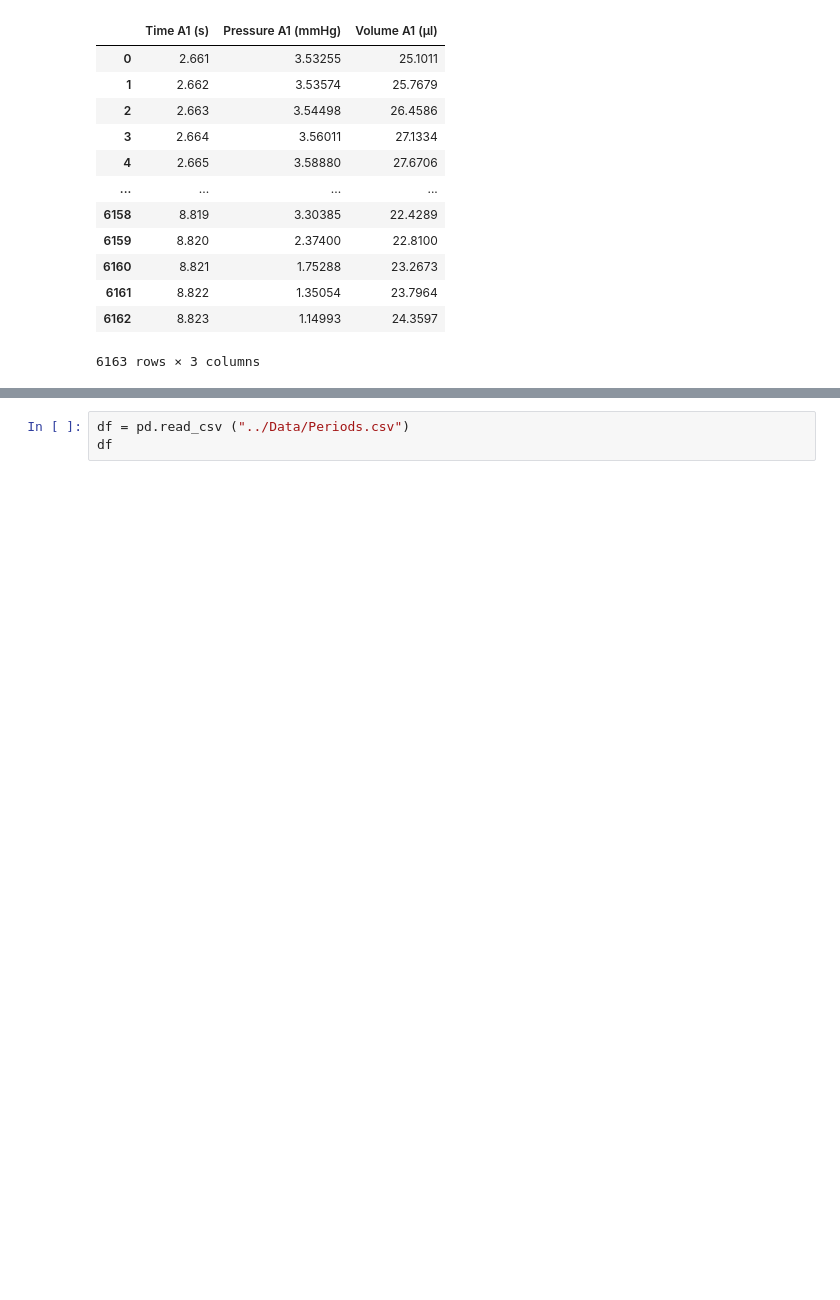
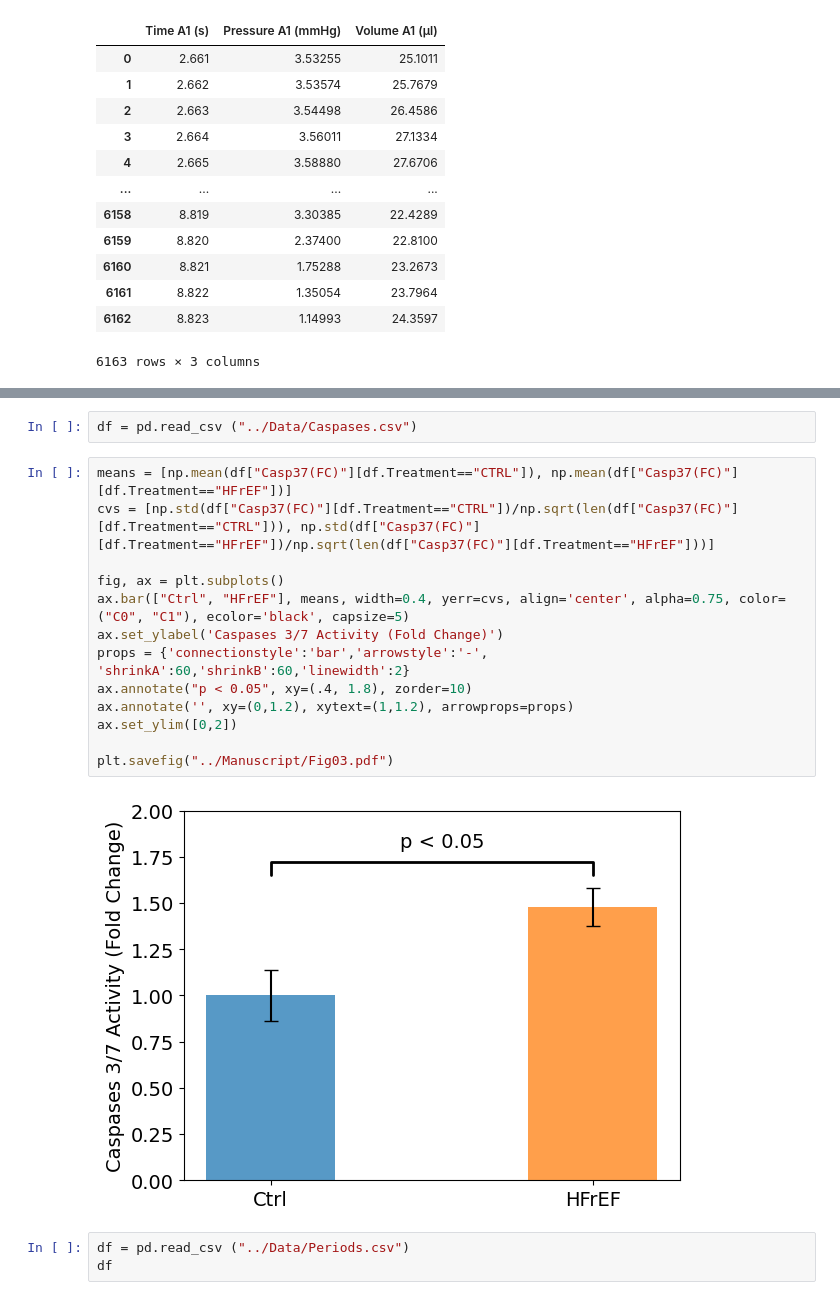
Before and after one commit to moises-santillan/HeartVariability, a Jupyter notebook: Code/HeartVariability.ipynb, the cells around one changed output, grey strips where cells are left out. Drawn from its saved outputs; the diff is of its cells as text; blank space fills up the shorter version.

```diff
--- a/Code/HeartVariability.ipynb
+++ b/Code/HeartVariability.ipynb
@@ -55,5 +55,22 @@ plt.savefig("../Manuscript/PVLoops_B.pdf")
 # %% [output]
 [figure]
+# %%
+df = pd.read_csv ("../Data/Caspases.csv")
+# %%
+means = [np.mean(df["Casp37(FC)"][df.Treatment=="CTRL"]), np.mean(df["Casp37(FC)"][df.Treatment=="HFrEF"])]
+cvs = [np.std(df["Casp37(FC)"][df.Treatment=="CTRL"])/np.sqrt(len(df["Casp37(FC)"][df.Treatment=="CTRL"])), np.std(df["Casp37(FC)"][df.Treatment=="HFrEF"])/np.sqrt(len(df["Casp37(FC)"][df.Treatment=="HFrEF"]))]
+
+fig, ax = plt.subplots()
+ax.bar(["Ctrl", "HFrEF"], means, width=0.4, yerr=cvs, align='center', alpha=0.75, color=("C0", "C1"), ecolor='black', capsize=5)
+ax.set_ylabel('Caspases 3/7 Activity (Fold Change)')
+props = {'connectionstyle':'bar','arrowstyle':'-', 'shrinkA':60,'shrinkB':60,'linewidth':2}
+ax.annotate("p < 0.05", xy=(.4, 1.8), zorder=10)
+ax.annotate('', xy=(0,1.2), xytext=(1,1.2), arrowprops=props)
+ax.set_ylim([0,2])
+
+plt.savefig("../Manuscript/Fig03.pdf")
+# %% [output]
+[figure, added]
 # %%
 df = pd.read_csv ("../Data/Periods.csv")
 df
```
Also changed, not shown: parts of 8 cells of this notebook, 1 other file.
